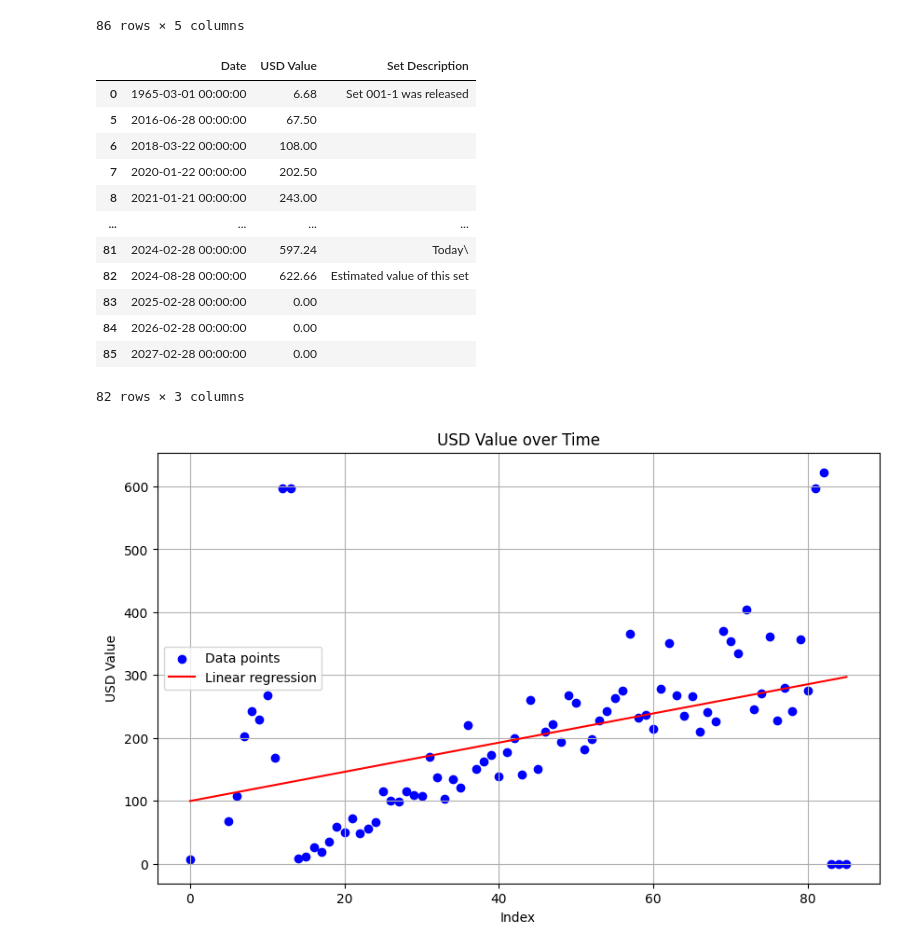
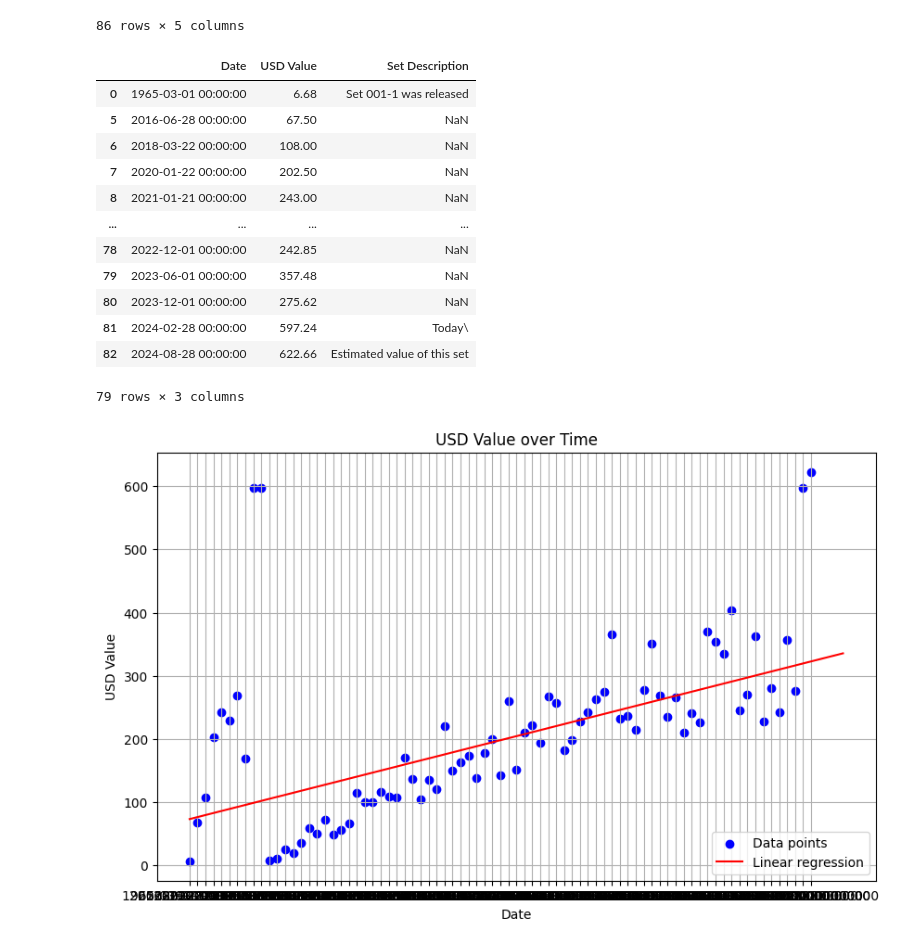
Before and after one commit to AlgoETS/LegosTracker, a Jupyter notebook: analyse.ipynb, the cells around one changed output. Drawn from its saved outputs; the diff is of its cells as text; code cells hidden in the pictures.

```diff
--- a/analyse.ipynb
+++ b/analyse.ipynb
@@ -152,37 +182,40 @@ df_0011.rename(columns={'Currency Value': 'USD Value', 'Description': 'Set Descr
 # remove NAN values
 df_0011['USD Value'] = df_0011['USD Value'].fillna(0)
 
-# Step 6: Remove leading and trailing whitespace from the 'Set Description' column
-df_0011['Set Description'] = df_0011['Set Description'].str.strip()
-df_0011['Set Description'] = df_0011['Set Description'].fillna('')
+df_0011 = df_0011[df_0011['USD Value'] != 0]
 
 df_0011
 # %% [output]
 |  | Date | USD Value | Set Description |
 | 0 | 1965-03-01 00:00:00 | 6.68 | Set 001-1 was released |
-| 5 | 2016-06-28 00:00:00 | 67.50 |  |
-| 6 | 2018-03-22 00:00:00 | 108.00 |  |
-| 7 | 2020-01-22 00:00:00 | 202.50 |  |
-| 8 | 2021-01-21 00:00:00 | 243.00 |  |
+| 5 | 2016-06-28 00:00:00 | 67.50 | NaN |
+| 6 | 2018-03-22 00:00:00 | 108.00 | NaN |
+| 7 | 2020-01-22 00:00:00 | 202.50 | NaN |
+| 8 | 2021-01-21 00:00:00 | 243.00 | NaN |
 | ... | ... | ... | ... |
+| 78 | 2022-12-01 00:00:00 | 242.85 | NaN |
+| 79 | 2023-06-01 00:00:00 | 357.48 | NaN |
+| 80 | 2023-12-01 00:00:00 | 275.62 | NaN |
 | 81 | 2024-02-28 00:00:00 | 597.24 | Today\ |
 | 82 | 2024-08-28 00:00:00 | 622.66 | Estimated value of this set |
-| 83 | 2025-02-28 00:00:00 | 0.00 |  |
-| 84 | 2026-02-28 00:00:00 | 0.00 |  |
-| 85 | 2027-02-28 00:00:00 | 0.00 |  |
-82 rows × 3 columns
+79 rows × 3 columns
 # %%
+from datetime import datetime, timedelta
+
 plt.figure(figsize=(10, 6))
-plt.scatter(df_0011.date, df_0011['USD Value'], color='blue', label='Data points')
+plt.scatter(df_0011.Date, df_0011['USD Value'], color='blue', label='Data points')
+
 X = df_0011.index.values.reshape(-1, 1)
-y = df_0011['USD Value'].values
+y = df_0011['USD Value']
+
 model = LinearRegression().fit(X, y)
+
 plt.plot(X, model.predict(X), color='red', label='Linear regression')
 plt.title('USD Value over Time')
-plt.xlabel('Index')
+plt.xlabel('Date')
 plt.ylabel('USD Value')
 plt.legend()
 plt.grid(True)
 plt.show()
 # %% [output]
-[figure, old version]
+[figure, new version]
```
Also changed, not shown: parts of 9 cells of this notebook, 12 other files.
